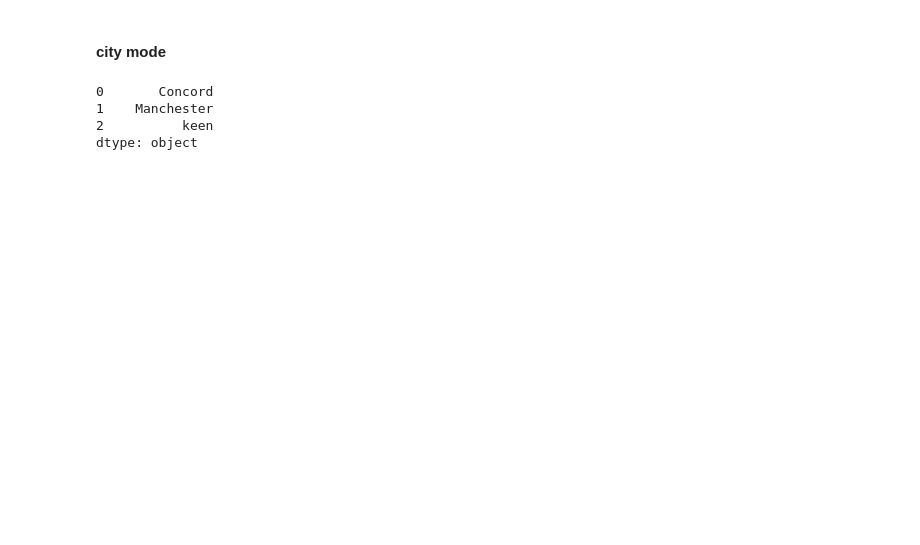
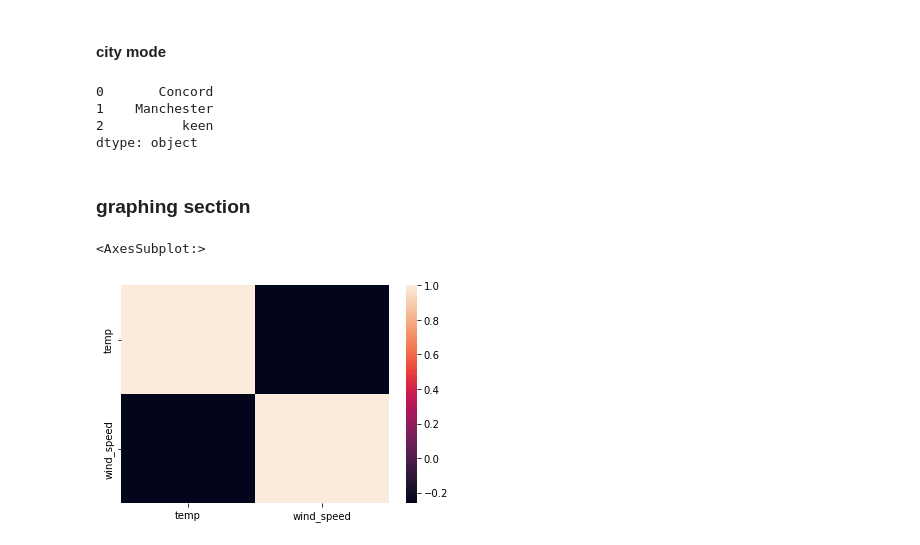
Before and after one commit to Thraingios/DataProject, a Jupyter notebook: WetherApi.ipynb, the cells around one changed output. Cells and saved outputs as stored; diff of their text form; code cells hidden in the pictures; blank space fills up the shorter version.

Commit message:
got my graphs working

```diff
--- a/WetherApi.ipynb
+++ b/WetherApi.ipynb
@@ -218,3 +233,5 @@ city_mode
 1    Manchester
 2          keen
 dtype: object
+# %% [markdown]
+### graphing section
@@ -220,0 +240,8 @@ dtype: object
+# %%
+graphdf = (df_big.drop(['dt', 'city', 'id'], axis=1).copy())
+
+corr = graphdf.corr()
+sns.heatmap(corr)
+# %% [output]
+<AxesSubplot:>
+[figure, added]
```
Also changed, not shown: parts of 13 cells of this notebook, 2 other files.
